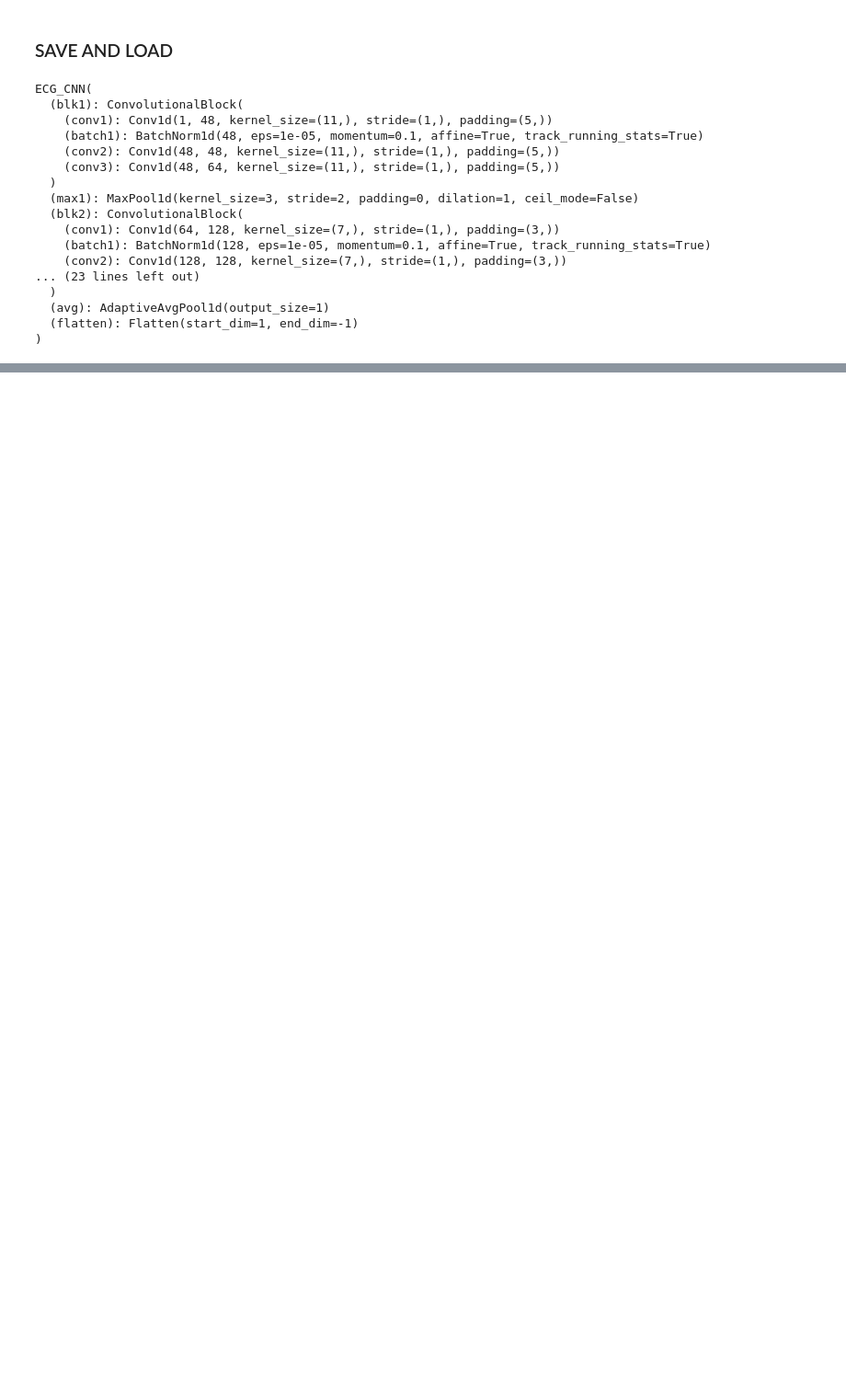
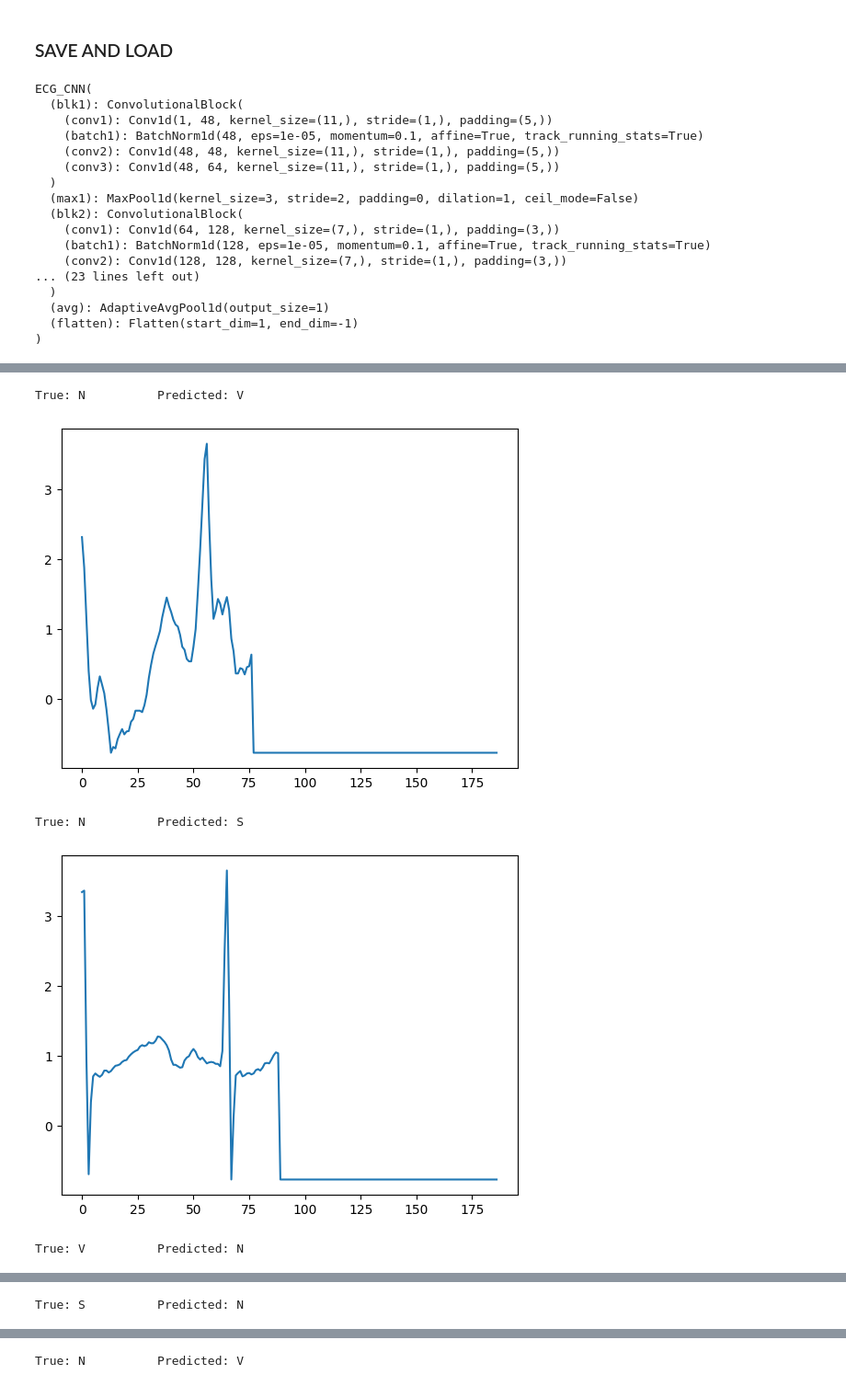
Before and after one commit to xl-Mu/ECG-Heartbeat-Categorization, a Jupyter notebook: CNN Model.ipynb, the cells around one changed output, grey strips where cells are left out. Shown at 92% size. Cells and saved outputs as stored; diff of their text form; code cells hidden in the pictures; blank space fills up the shorter version.

```diff
--- a/CNN Model.ipynb
+++ b/CNN Model.ipynb
@@ -480,0 +516,21 @@ Test Accuracy: 0.985894580549369
+# %%
+#Erroreneous predictions
+model.eval()
+count = 0
+for x, y in ECG_test_dataloader:
+    x = x.to(device)
+    y = y.to(device)
+    output = model(x)
+    y_pred = torch.argmax(output, dim=1)
+    for i in range(len(y_pred)):
+        if y_pred[i] != y[i] and count < 5:
+            print(f'True: {class_names[y[i].item()]} \t Predicted: {class_names[y_pred[i].item()]}')
+            plt.plot(x[i, 0, :].cpu().numpy())
+            plt.show()
+            count += 1
+# %% [output]
+True: N          Predicted: V
+[figure, added]
+True: N          Predicted: S
+[figure, added]
+True: V          Predicted: N
@@ -480,0 +538 @@ Test Accuracy: 0.985894580549369
+True: S          Predicted: N
@@ -480,0 +540 @@ Test Accuracy: 0.985894580549369
+True: N          Predicted: V
```
Also changed, not shown: parts of 10 cells of this notebook, 1 other file.
